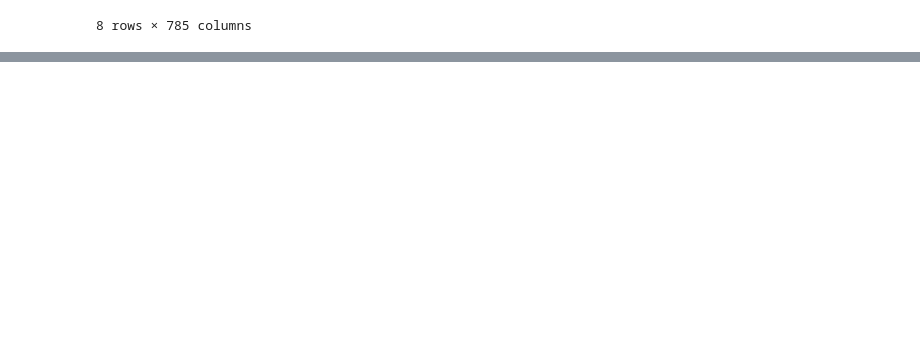
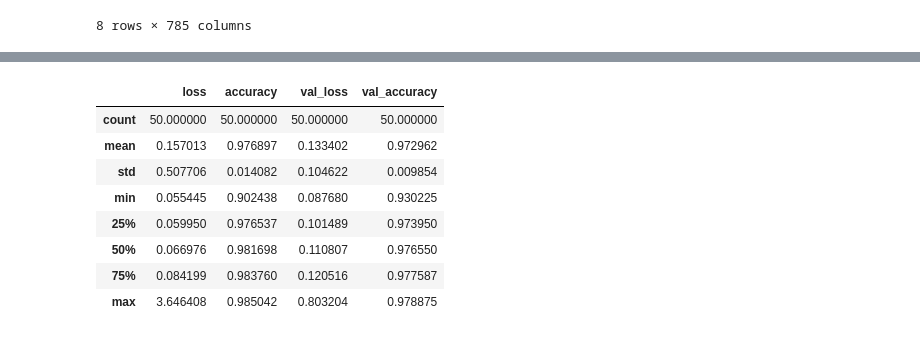
Before and after one commit to CANEVETGASPARD/Digits_Letters_Recognition, a Jupyter notebook: notebooks/1.0-cg-initial-data-exploration.ipynb, the cells around one changed output, grey strips where cells are left out. Saved outputs shown, nothing was run; the diff lists cells and outputs as text; code cells hidden in the pictures; blank space fills up the shorter version.

```diff
--- a/notebooks/1.0-cg-initial-data-exploration.ipynb
+++ b/notebooks/1.0-cg-initial-data-exploration.ipynb
@@ -97,0 +50,13 @@ display_pictures(sampled_data_set,28,28,2,10)
+# %%
+X_train = data_set_train.iloc[:,1:]
+y_train = data_set_train.iloc[:,0]
+y_train_OHE = pd.get_dummies(y_train)
+
+X_valid = data_set_valid.iloc[:,1:]
+y_valid = data_set_valid.loc[:,0]
+y_valid_OHE = pd.get_dummies(y_valid)
+
+print(X_train.shape)
+print(y_train_OHE.shape)
+print(X_valid.shape)
+print(y_valid_OHE.shape)
@@ -97,0 +68,14 @@ display_pictures(sampled_data_set,28,28,2,10)
+# %%
+
+model = keras.Sequential([
+    layers.Dense(90, activation='relu', input_shape=[784]),
+    layers.Dense(10, activation='sigmoid'),
+])
+
+model.compile(
+    optimizer='adam',
+    loss='categorical_crossentropy',
+    metrics=['accuracy'],
+)
+
+model.summary()
@@ -97,0 +95,10 @@ display_pictures(sampled_data_set,28,28,2,10)
+# %%
+history = model.fit(
+    X_train, y_train_OHE,
+    validation_data=(X_valid, y_valid_OHE),
+    batch_size=400,
+    epochs=50,
+)
+
+history_df = pd.DataFrame(history.history)
+# Start the plot at epoch 5
@@ -97,0 +123,12 @@ display_pictures(sampled_data_set,28,28,2,10)
+# %%
+history_df.describe()
+# %% [output]
+|  | loss | accuracy | val_loss | val_accuracy |
+| count | 50.000000 | 50.000000 | 50.000000 | 50.000000 |
+| mean | 0.157013 | 0.976897 | 0.133402 | 0.972962 |
+| std | 0.507706 | 0.014082 | 0.104622 | 0.009854 |
+| min | 0.055445 | 0.902438 | 0.087680 | 0.930225 |
+| 25% | 0.059950 | 0.976537 | 0.101489 | 0.973950 |
+| 50% | 0.066976 | 0.981698 | 0.110807 | 0.976550 |
+| 75% | 0.084199 | 0.983760 | 0.120516 | 0.977587 |
+| max | 3.646408 | 0.985042 | 0.803204 | 0.978875 |
```
Also changed, not shown: parts of 14 cells of this notebook, 1 other file.
